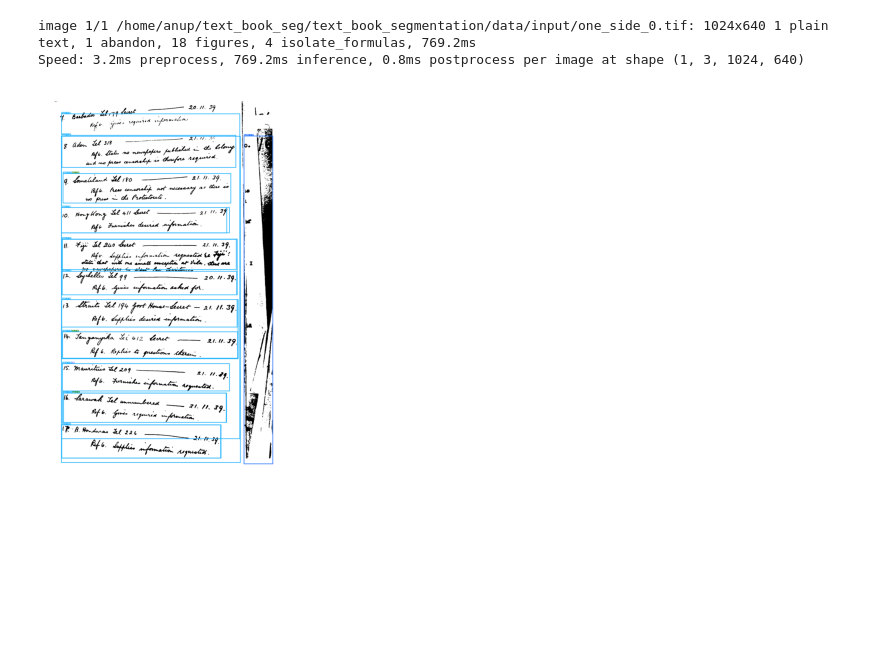
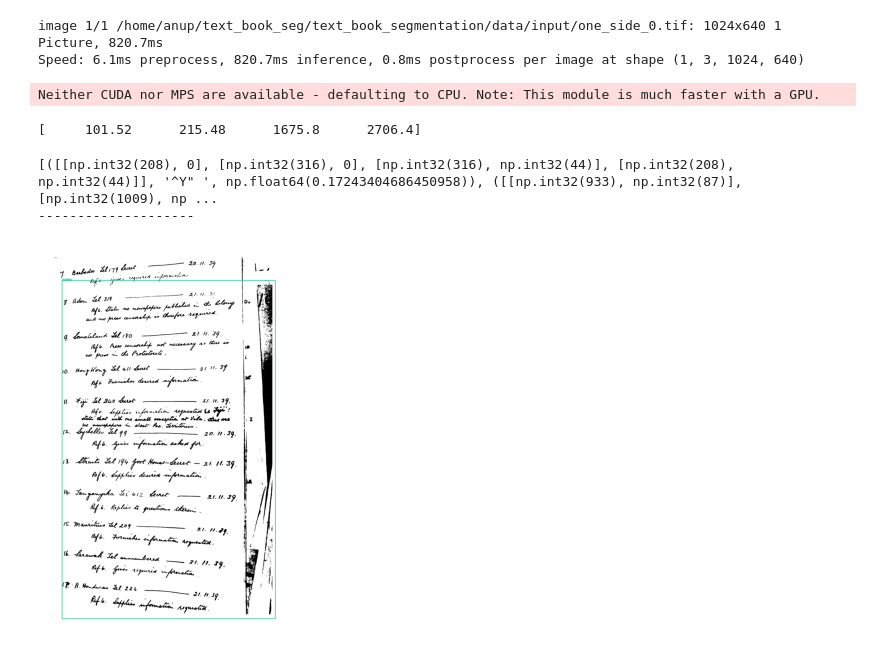
Before and after one commit to anuprulez/text_book_segmentation, a Jupyter notebook: detect_boxes_yolo.ipynb, the cells around one changed output. Cells and saved outputs as stored; diff of their text form; code cells hidden in the pictures; blank space fills up the shorter version.

```diff
--- a/detect_boxes_yolo.ipynb
+++ b/detect_boxes_yolo.ipynb
@@ -10,5 +17,5 @@ model = YOLOv10(model="yolo_models/doclayout_yolo_docstructbench_imgsz1024.pt")
 # %%
-def predict_layout(image_path, imgsz=1024, conf=0.2, device="cpu"):
+def predict_layout(image_path, imgsz=1024, conf=0.2, iou=0.2, device="cpu"):
     """
     Predict layout using the YOLOv10 model.
     """
@@ -17,7 +24,8 @@ def predict_layout(image_path, imgsz=1024, conf=0.2, device="cpu"):
         image_path,   # Image to predict
         imgsz=1024,   # Prediction image size
         conf=conf,    # Confidence threshold
-        device="cpu"  # Device to use (e.g., 'cuda:0' or 'cpu')
+        device="cpu",  # Device to use (e.g., 'cuda:0' or 'cpu')
+        iou=iou
     )
 
     # Annotate and save the result
@@ -27,10 +35,50 @@ def predict_layout(image_path, imgsz=1024, conf=0.2, device="cpu"):
     cv2.imwrite(f"data/output/{file_name}_yolo.jpg", annotated_frame)
     plt.imshow(annotated_frame)
     plt.axis("off")
+    return det_res[0]
+
+
+## extract bounding boxes and crop image
+def extract_bb_crop(results, raw_image):
+    bounding_boxes = []
+    for bx in results.boxes.xyxy.cpu().numpy():  # xyxy format
+        print(bx)
+        x1, y1, x2, y2 = bx
+        bounding_boxes.append((x1, y1, x2, y2))
+
+    features = []
+    for i, (x1, y1, x2, y2) in enumerate(bounding_boxes):
+        poly = box(x1, y1, x2, y2)
+        feature = Feature(geometry=mapping(poly), properties={"id": i})
+        features.append(feature)
+
+    geojson_obj = FeatureCollection(features)
+
+    # Save to file
+    with open(BASE_OUTPUT_PATH + "output_boxes.geojson", "w") as f:
+        json.dump(geojson_obj, f)
+
+    image_cv = cv2.imread(raw_image)
+    reader = easyocr.Reader(['en'])
+    for i, (x1, y1, x2, y2) in enumerate(bounding_boxes):
+        x1, y1, x2, y2 = map(int, (x1, y1, x2, y2))
+        cropped = image_cv[y1:y2, x1:x2]
+        filename = os.path.basename(raw_image)
+        cv2.imwrite(BASE_OUTPUT_PATH + f"crop_{filename}_{i}.jpg", cropped)
+        re_image_read = cv2.imread(BASE_OUTPUT_PATH + f"crop_{filename}_{i}.jpg")
+        res_text = reader.readtext(re_image_read)
+        print(res_text)
+        print("--------------------")
 # %%
-predict_layout(BASE_PATH + "one_side_0.tif", conf=0.05)
+raw_p = BASE_PATH + "one_side_0.tif"
+results = predict_layout(raw_p, conf=0.1, iou=0.5)
+extract_bb_crop(results, raw_p)
 # %% [output]
-image 1/1 /home/anup/text_book_seg/text_book_segmentation/data/input/one_side_0.tif: 1024x640 1 plain text, 1 abandon, 18 figures, 4 isolate_formulas, 769.2ms
-Speed: 3.2ms preprocess, 769.2ms inference, 0.8ms postprocess per image at shape (1, 3, 1024, 640)
+image 1/1 /home/anup/text_book_seg/text_book_segmentation/data/input/one_side_0.tif: 1024x640 1 Picture, 820.7ms
+Speed: 6.1ms preprocess, 820.7ms inference, 0.8ms postprocess per image at shape (1, 3, 1024, 640)
+Neither CUDA nor MPS are available - defaulting to CPU. Note: This module is much faster with a GPU.
+[     101.52      215.48      1675.8      2706.4]
+[([[np.int32(208), 0], [np.int32(316), 0], [np.int32(316), np.int32(44)], [np.int32(208), np.int32(44)]], '^Y" ', np.float64(0.17243404686450958)), ([[np.int32(933), np.int32(87)], [np.int32(1009), np ...
+--------------------
-[figure, old version]
+[figure, new version]
 # %%
```
Also changed, not shown: parts of 5 cells of this notebook.
